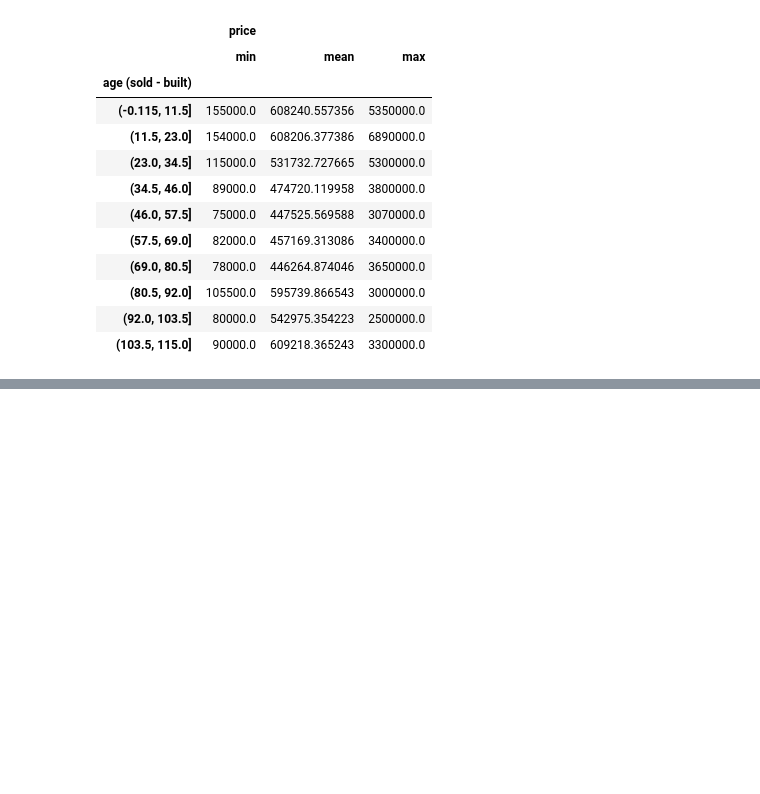
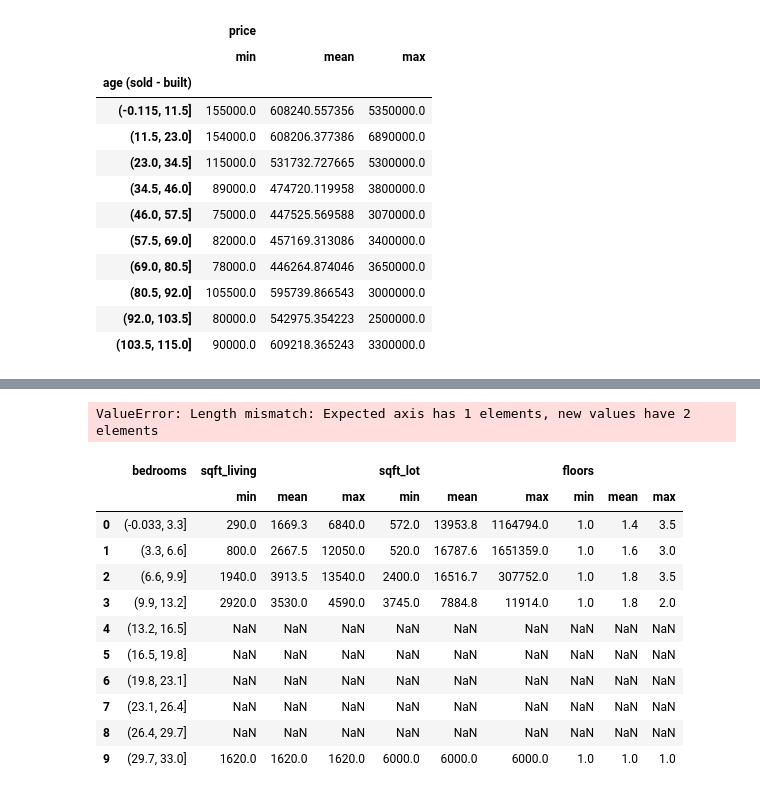
Before and after one commit to FawziElZein/House-Sales-King-County-Analysis, a Jupyter notebook: kc-house-data-analysis.ipynb, the cells around one changed output, grey strips where cells are left out. Saved outputs shown, nothing was run; the diff lists cells and outputs as text; code cells hidden in the pictures; blank space fills up the shorter version.

```diff
--- a/kc-house-data-analysis.ipynb
+++ b/kc-house-data-analysis.ipynb
@@ -103,0 +152,3 @@ df_agg.plot.bar(x='age (sold - built)', y=('price','mean'),title="Relationship b
+# %%
+df_ = df[['id','bedrooms','bathrooms','sqft_living','sqft_lot','floors']].copy()
+df_
@@ -103,0 +169,4 @@ df_agg.plot.bar(x='age (sold - built)', y=('price','mean'),title="Relationship b
+# %%
+df_bedrooms_intervals = pd.cut(df_['bedrooms'], bins=10)
+
+df_bedrooms_intervals.value_counts()
@@ -103,0 +203,23 @@ df_agg.plot.bar(x='age (sold - built)', y=('price','mean'),title="Relationship b
+# %%
+columns = pd.MultiIndex.from_tuples([('First', 'A'), ('First', 'B')], names=['Level1', 'Level2'])
+
+# Set the MultiIndex columns to the DataFrame
+df_bedrooms_count.columns = columns
+# %% [output]
+ValueError: Length mismatch: Expected axis has 1 elements, new values have 2 elements
+# %%
+df_agg = df_.groupby(df_bedrooms_intervals)[['sqft_living','sqft_lot','floors']].agg(['min', 'mean', 'max']).round(1)
+df_agg.reset_index()
+# %% [output]
+|  | bedrooms | sqft_living |  |  | sqft_lot |  |  | floors |  |  |
+|  |  | min | mean | max | min | mean | max | min | mean | max |
+| 0 | (-0.033, 3.3] | 290.0 | 1669.3 | 6840.0 | 572.0 | 13953.8 | 1164794.0 | 1.0 | 1.4 | 3.5 |
+| 1 | (3.3, 6.6] | 800.0 | 2667.5 | 12050.0 | 520.0 | 16787.6 | 1651359.0 | 1.0 | 1.6 | 3.0 |
+| 2 | (6.6, 9.9] | 1940.0 | 3913.5 | 13540.0 | 2400.0 | 16516.7 | 307752.0 | 1.0 | 1.8 | 3.5 |
+| 3 | (9.9, 13.2] | 2920.0 | 3530.0 | 4590.0 | 3745.0 | 7884.8 | 11914.0 | 1.0 | 1.8 | 2.0 |
+| 4 | (13.2, 16.5] | NaN | NaN | NaN | NaN | NaN | NaN | NaN | NaN | NaN |
+| 5 | (16.5, 19.8] | NaN | NaN | NaN | NaN | NaN | NaN | NaN | NaN | NaN |
+| 6 | (19.8, 23.1] | NaN | NaN | NaN | NaN | NaN | NaN | NaN | NaN | NaN |
+| 7 | (23.1, 26.4] | NaN | NaN | NaN | NaN | NaN | NaN | NaN | NaN | NaN |
+| 8 | (26.4, 29.7] | NaN | NaN | NaN | NaN | NaN | NaN | NaN | NaN | NaN |
+| 9 | (29.7, 33.0] | 1620.0 | 1620.0 | 1620.0 | 6000.0 | 6000.0 | 6000.0 | 1.0 | 1.0 | 1.0 |
```
Also changed, not shown: parts of 17 cells of this notebook.
